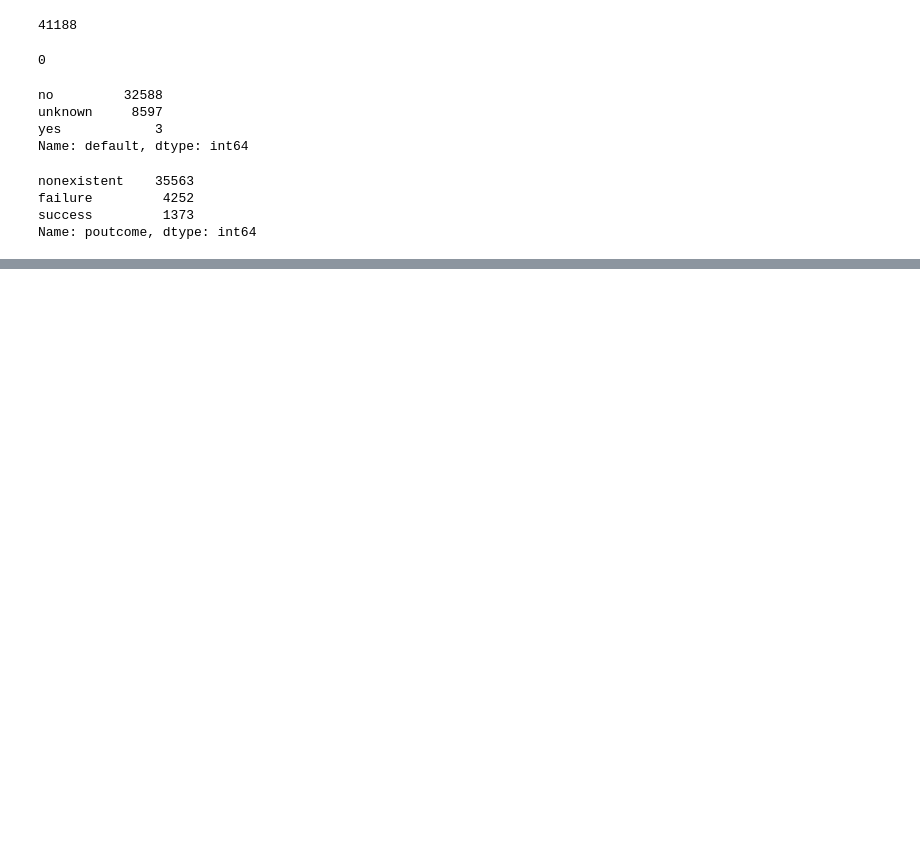
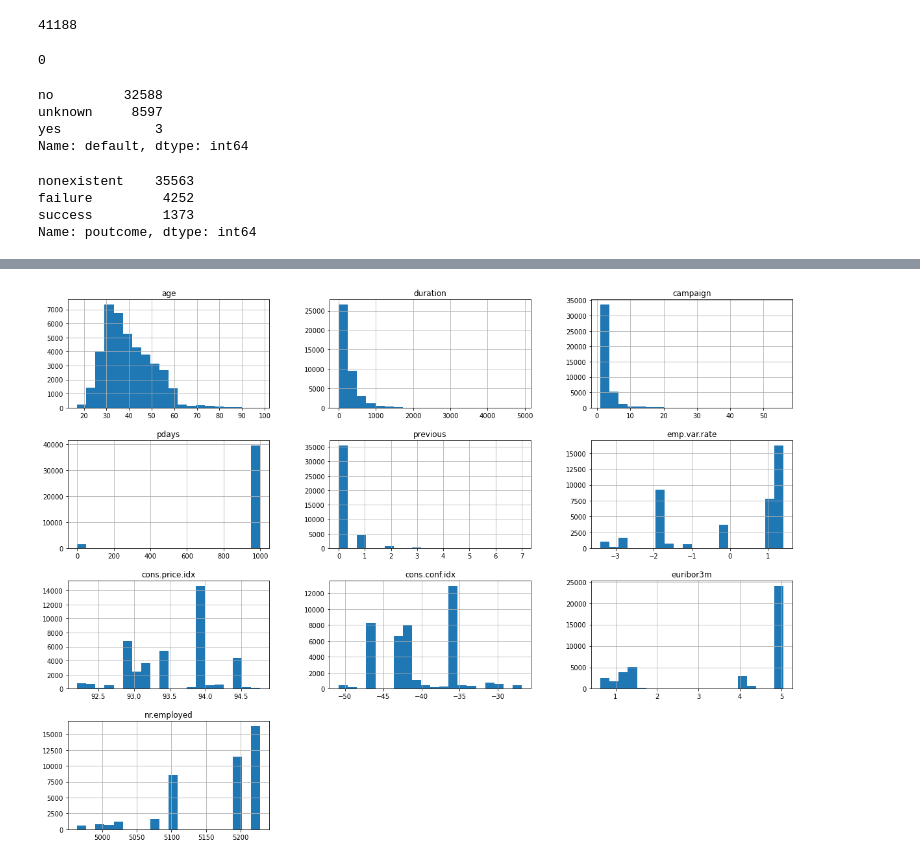
Before and after one commit to AmirRoshaniMoghaddam/bank_marketing, a Jupyter notebook: eda.ipynb, the cells around one changed output, grey strips where cells are left out. Cells and saved outputs as stored; diff of their text form; code cells hidden in the pictures; blank space fills up the shorter version.

```diff
--- a/eda.ipynb
+++ b/eda.ipynb
@@ -72,0 +78,3 @@ Name: poutcome, dtype: int64
+# %%
+numerics = ['age', 'duration' , 'campaign', 'pdays', 'previous', 'emp.var.rate',
+            'cons.price.idx','cons.conf.idx', 'euribor3m', 'nr.employed']
@@ -72,0 +124,4 @@ Name: poutcome, dtype: int64
+# %%
+X_nums.hist(bins = 20, figsize=(20,15));
+# %% [output]
+[figure, added]
```
Also changed, not shown: parts of 44 cells of this notebook.
